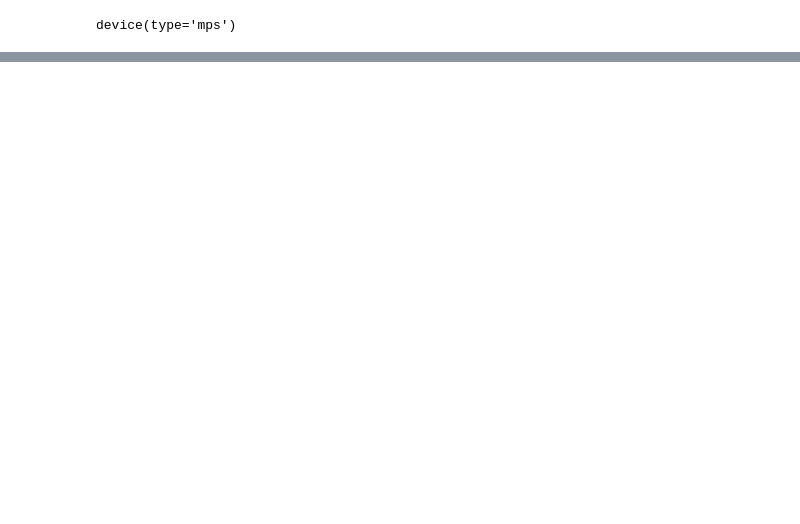
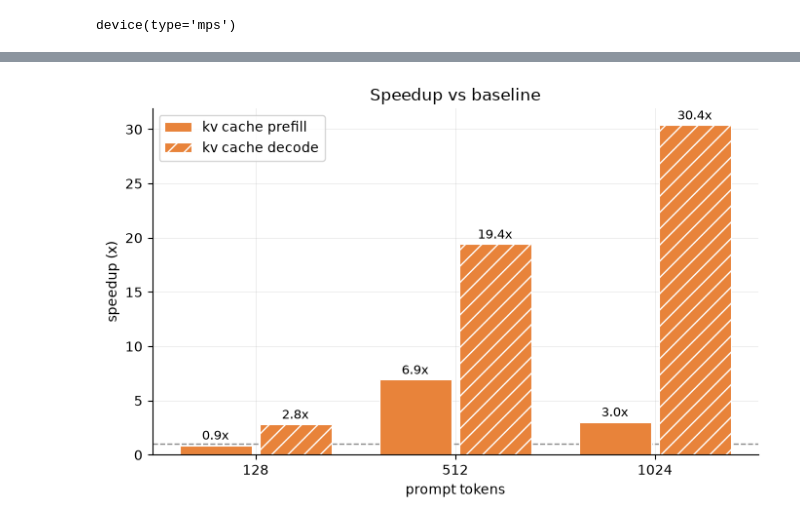
Before and after one commit to hyerra/weft, a Jupyter notebook: bench.ipynb, the cells around one changed output, grey strips where cells are left out. Saved outputs shown, nothing was run; the diff lists cells and outputs as text; code cells hidden in the pictures; blank space fills up the shorter version.

```diff
--- a/bench.ipynb
+++ b/bench.ipynb
@@ -220,0 +275,33 @@ plt.show()
+# %%
+base, *rest = sweeps
+styles = sweep_styles(sweeps)
+
+# Color identifies the sweep (same as every other chart); hatch identifies the phase.
+METRICS = [
+    ("prefill", "", lambda b, r: b.ttft_ms / r.ttft_ms),
+    ("decode", "//", lambda b, r: b.tpot_ms / r.tpot_ms),
+]
+
+x = np.arange(len(PROMPT_TOKENS))
+bars_per_group = len(rest) * len(METRICS)
+width = 0.8 / bars_per_group
+
+fig, ax = plt.subplots(figsize=(7, 4.5))
+
+for i, sweep in enumerate(rest):
+    for j, (metric, hatch, speedup) in enumerate(METRICS):
+        vals = [speedup(b, r) for b, r in zip(base.runs, sweep.runs)]
+        offset = (i * len(METRICS) + j - (bars_per_group - 1) / 2) * width
+        bars = ax.bar(x + offset, vals, width * 0.9, label=f"{sweep.name} {metric}",
+                      color=styles[sweep.name]["color"], hatch=hatch,
+                      edgecolor="white", linewidth=0.8)
+        ax.bar_label(bars, fmt="%.1fx", padding=2, fontsize=9)
+
+ax.axhline(1.0, color="#888888", linewidth=1, linestyle="--", zorder=0)
+ax.set_xticks(x, [str(p) for p in PROMPT_TOKENS])
+format_axis(ax, "prompt tokens", "speedup (x)", f"Speedup vs {base.name}")
+
+fig.tight_layout()
+plt.show()
+# %% [output]
+[figure, added]
```
Also changed, not shown: parts of 7 cells of this notebook.
